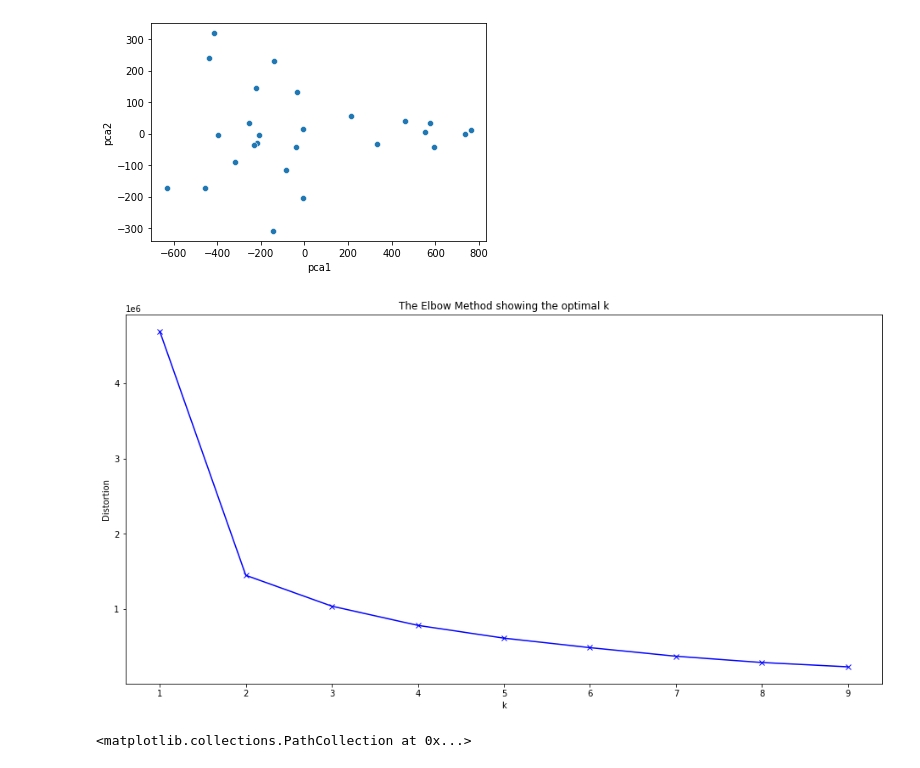
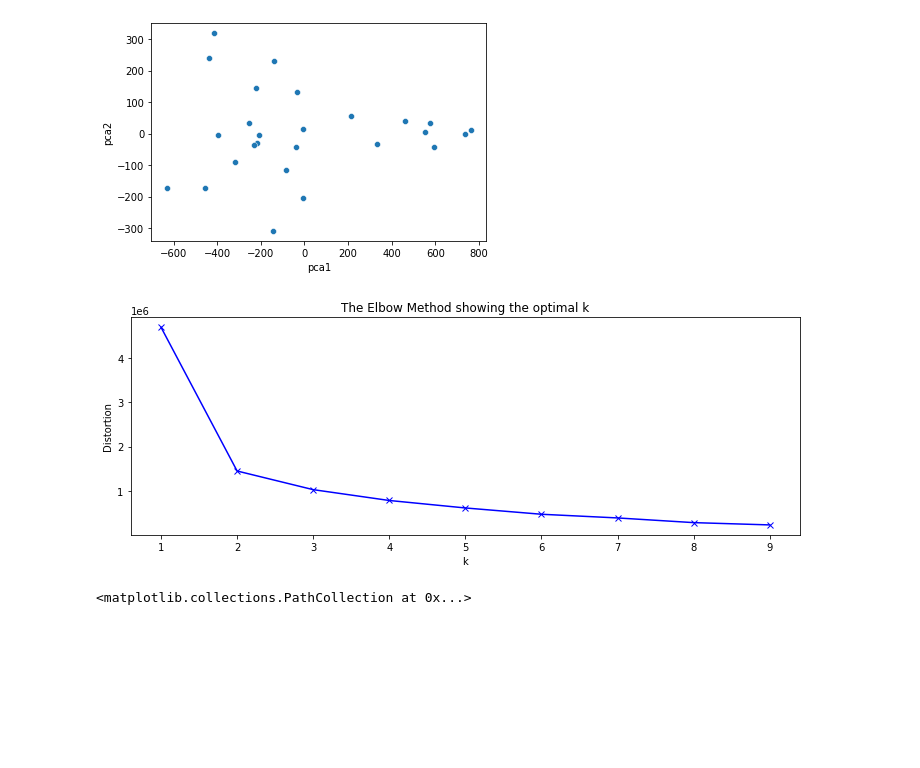
Before and after one commit to cacbondioxit/Clustering-Goalkeeper, a Jupyter notebook: ML_Project_code_withGA.ipynb, the cells around one changed output. Cells and saved outputs as stored; diff of their text form; code cells hidden in the pictures; blank space fills up the shorter version.

```diff
--- a/ML_Project_code_withGA.ipynb
+++ b/ML_Project_code_withGA.ipynb
@@ -164,21 +164,21 @@ sns.scatterplot(x="pca1", y="pca2", data=df_pca)
 # %%
 from matplotlib import pyplot as plt
 from sklearn.cluster import KMeans
 
 distortions = []
 K = range(1,10)
 for k in K:
     kmeanModel = KMeans(n_clusters=k)
     kmeanModel.fit(df)
     distortions.append(kmeanModel.inertia_)
-plt.figure(figsize=(16,8))
+plt.figure(figsize=(12,4))
 plt.plot(K, distortions, 'bx-')
 plt.xlabel('k')
 plt.ylabel('Distortion')
 plt.title('The Elbow Method showing the optimal k')
 plt.show()
 # %% [output]
-[figure, old version]
+[figure, new version]
 # %%
 kmeanModel = KMeans(n_clusters=2)
 kmeanModel.fit(df)
```
